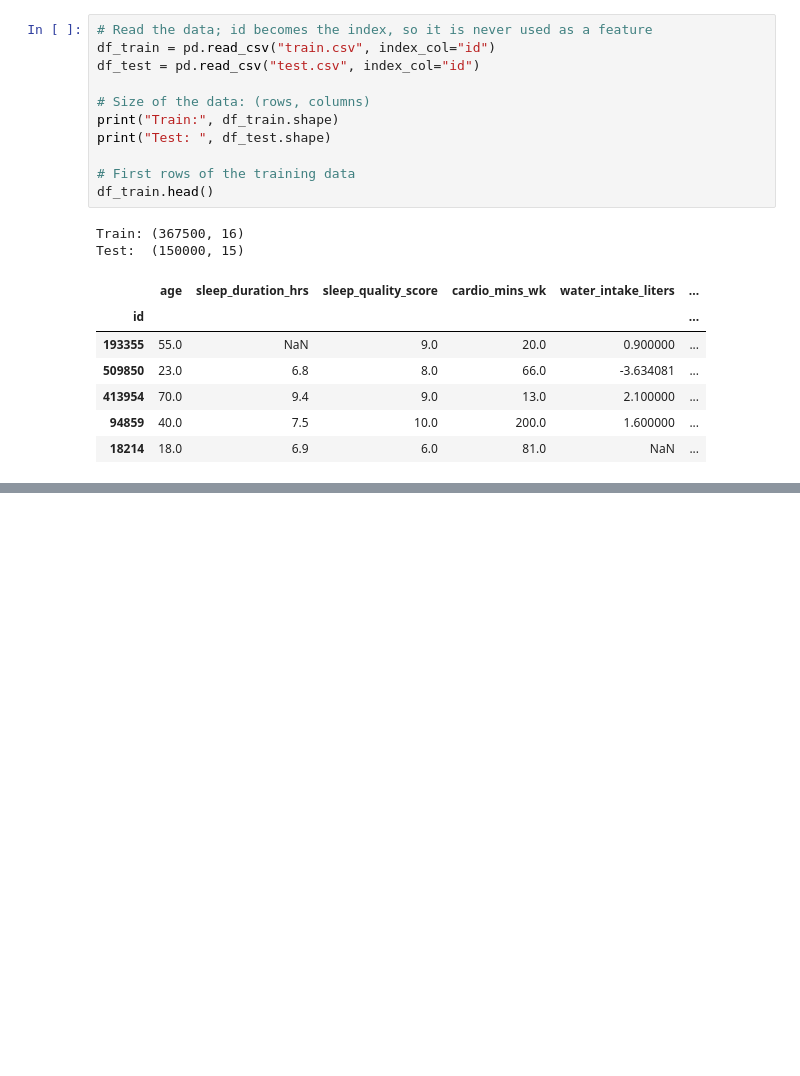
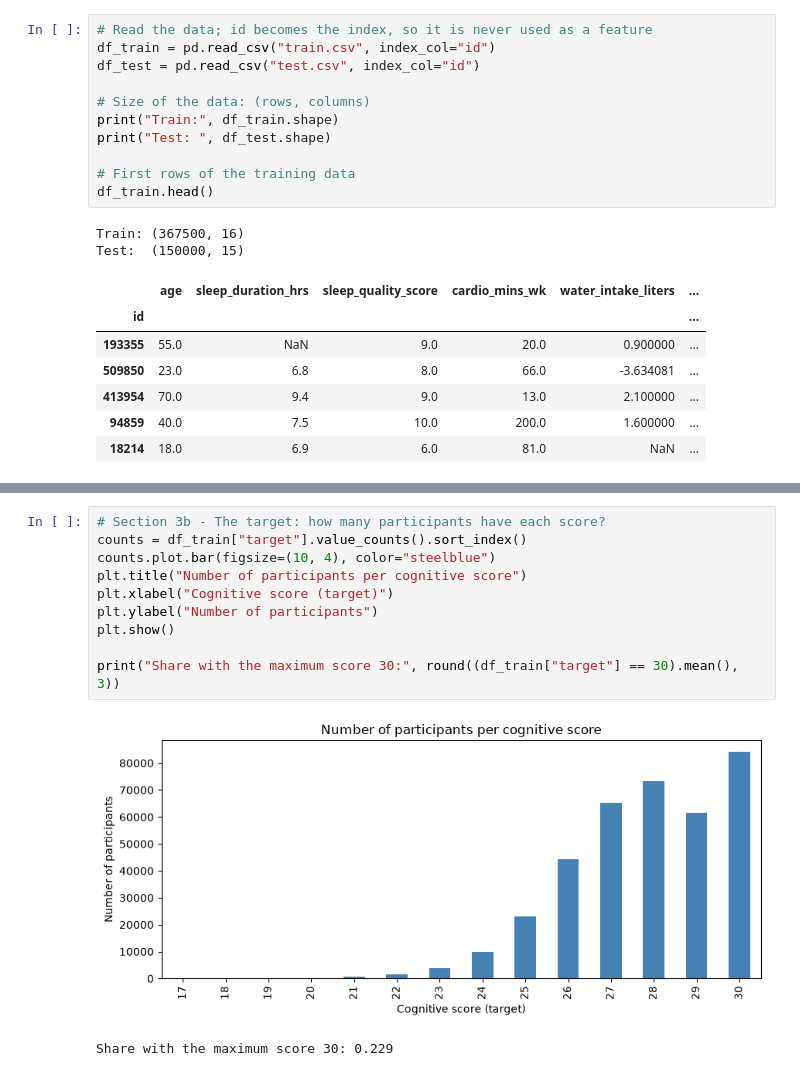
Before and after one commit to kacoew/DAT200-CAs, a Jupyter notebook: CA05_26H/CA5_Group6.ipynb, the cells around one changed output, grey strips where cells are left out. Cells and saved outputs as stored; diff of their text form; blank space fills up the shorter version.

```diff
--- a/CA05_26H/CA5_Group6.ipynb
+++ b/CA05_26H/CA5_Group6.ipynb
@@ -71,0 +144,13 @@ Test:  (150000, 15)
+# %%
+# Section 3b - The target: how many participants have each score?
+counts = df_train["target"].value_counts().sort_index()
+counts.plot.bar(figsize=(10, 4), color="steelblue")
+plt.title("Number of participants per cognitive score")
+plt.xlabel("Cognitive score (target)")
+plt.ylabel("Number of participants")
+plt.show()
+
+print("Share with the maximum score 30:", round((df_train["target"] == 30).mean(), 3))
+# %% [output]
+[figure, added]
+Share with the maximum score 30: 0.229
```
Also changed, not shown: parts of 29 cells of this notebook.
